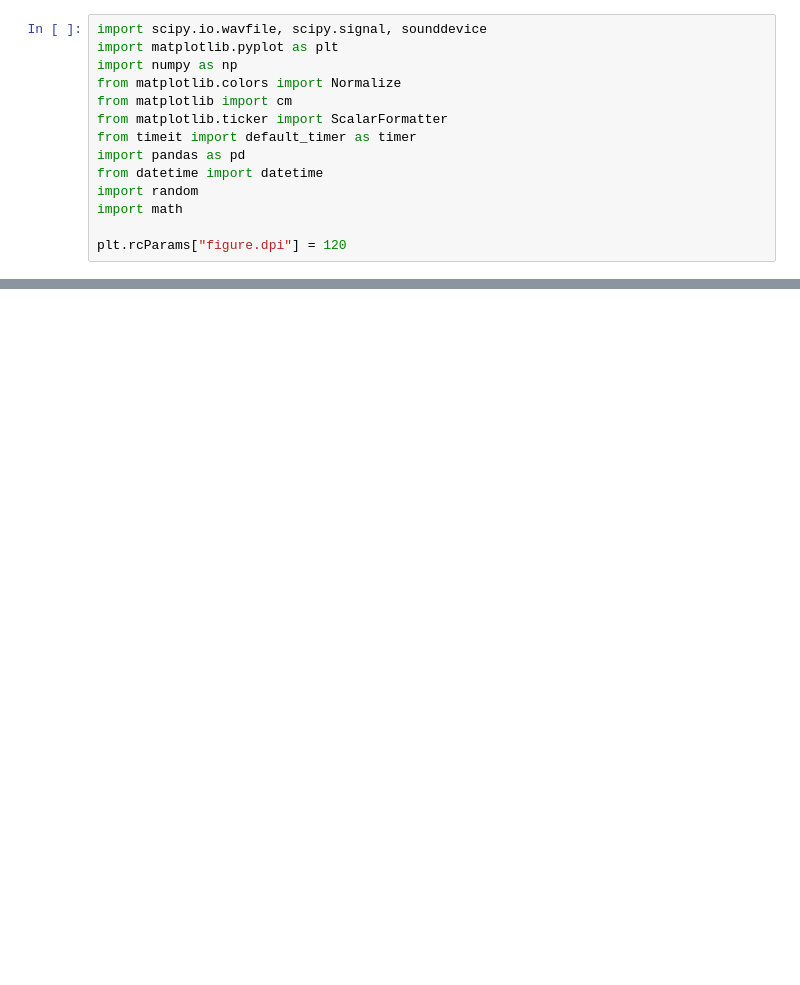
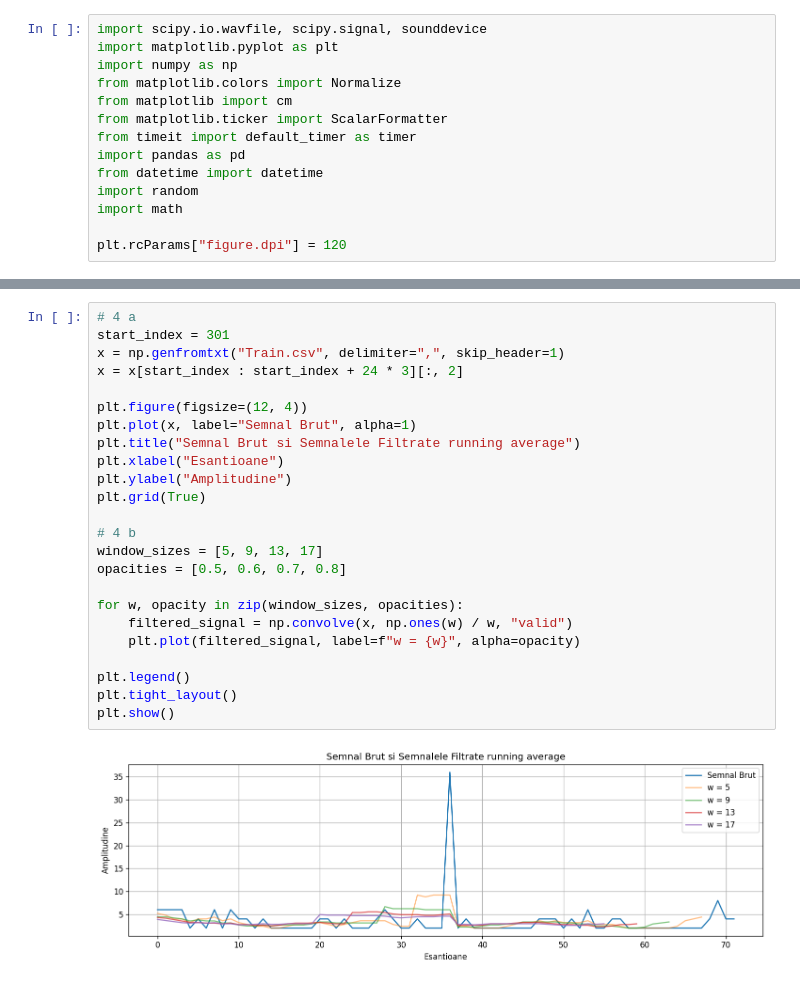
Before and after one commit to lmihaig/facultate, a Jupyter notebook: An4/Sem1/ProcSemn/lab/lab06/lab6.ipynb, the cells around one changed output, grey strips where cells are left out. Drawn from its saved outputs; the diff is of its cells as text; blank space fills up the shorter version.

```diff
--- a/An4/Sem1/ProcSemn/lab/lab06/lab6.ipynb
+++ b/An4/Sem1/ProcSemn/lab/lab06/lab6.ipynb
@@ -30,0 +120,26 @@ plt.plot()
+# %%
+# 4 a
+start_index = 301
+x = np.genfromtxt("Train.csv", delimiter=",", skip_header=1)
+x = x[start_index : start_index + 24 * 3][:, 2]
+
+plt.figure(figsize=(12, 4))
+plt.plot(x, label="Semnal Brut", alpha=1)
+plt.title("Semnal Brut si Semnalele Filtrate running average")
+plt.xlabel("Esantioane")
+plt.ylabel("Amplitudine")
+plt.grid(True)
+
+# 4 b
+window_sizes = [5, 9, 13, 17]
+opacities = [0.5, 0.6, 0.7, 0.8]
+
+for w, opacity in zip(window_sizes, opacities):
+    filtered_signal = np.convolve(x, np.ones(w) / w, "valid")
+    plt.plot(filtered_signal, label=f"w = {w}", alpha=opacity)
+
+plt.legend()
+plt.tight_layout()
+plt.show()
+# %% [output]
+[figure, added]
```
Also changed, not shown: parts of 7 cells of this notebook, 1 other file.
